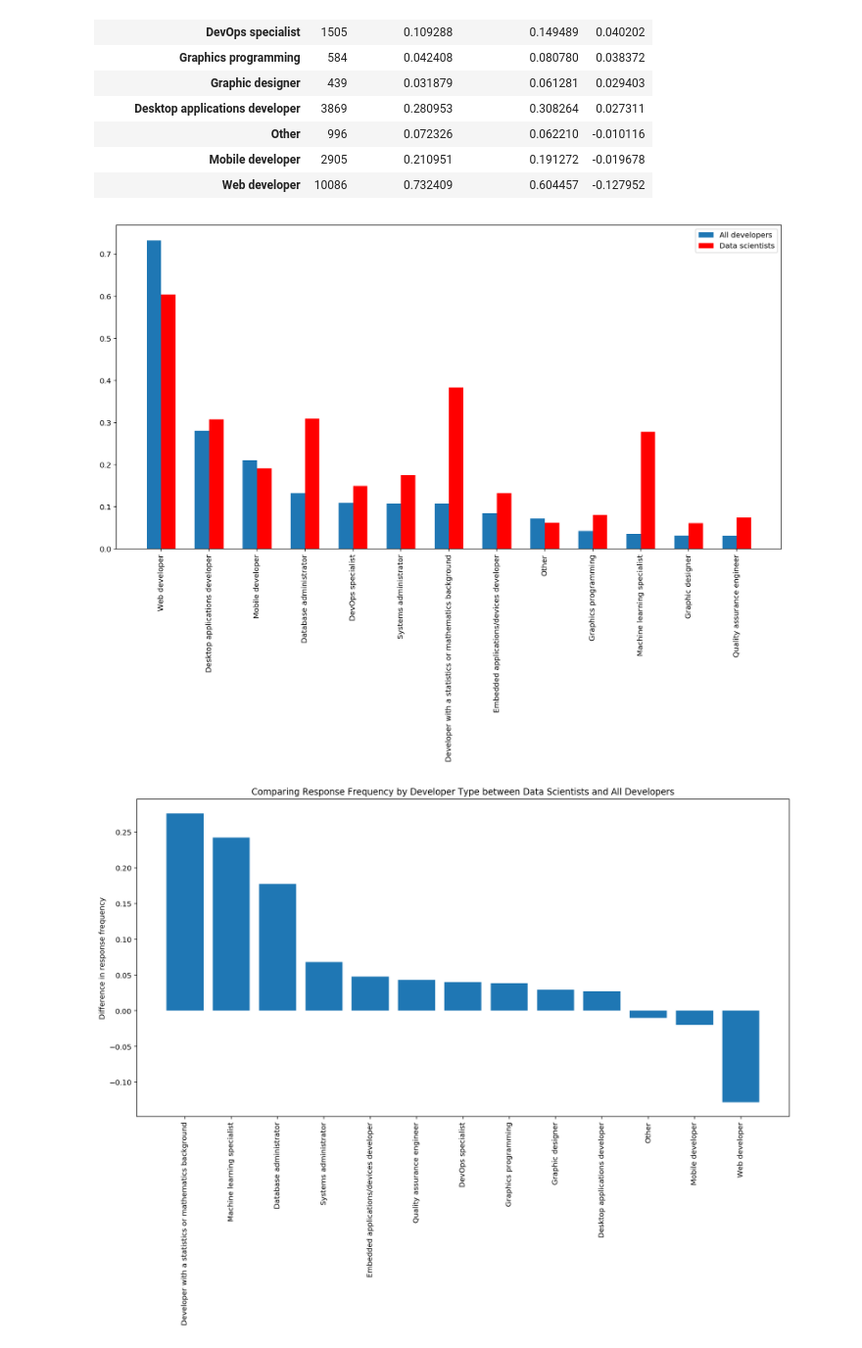
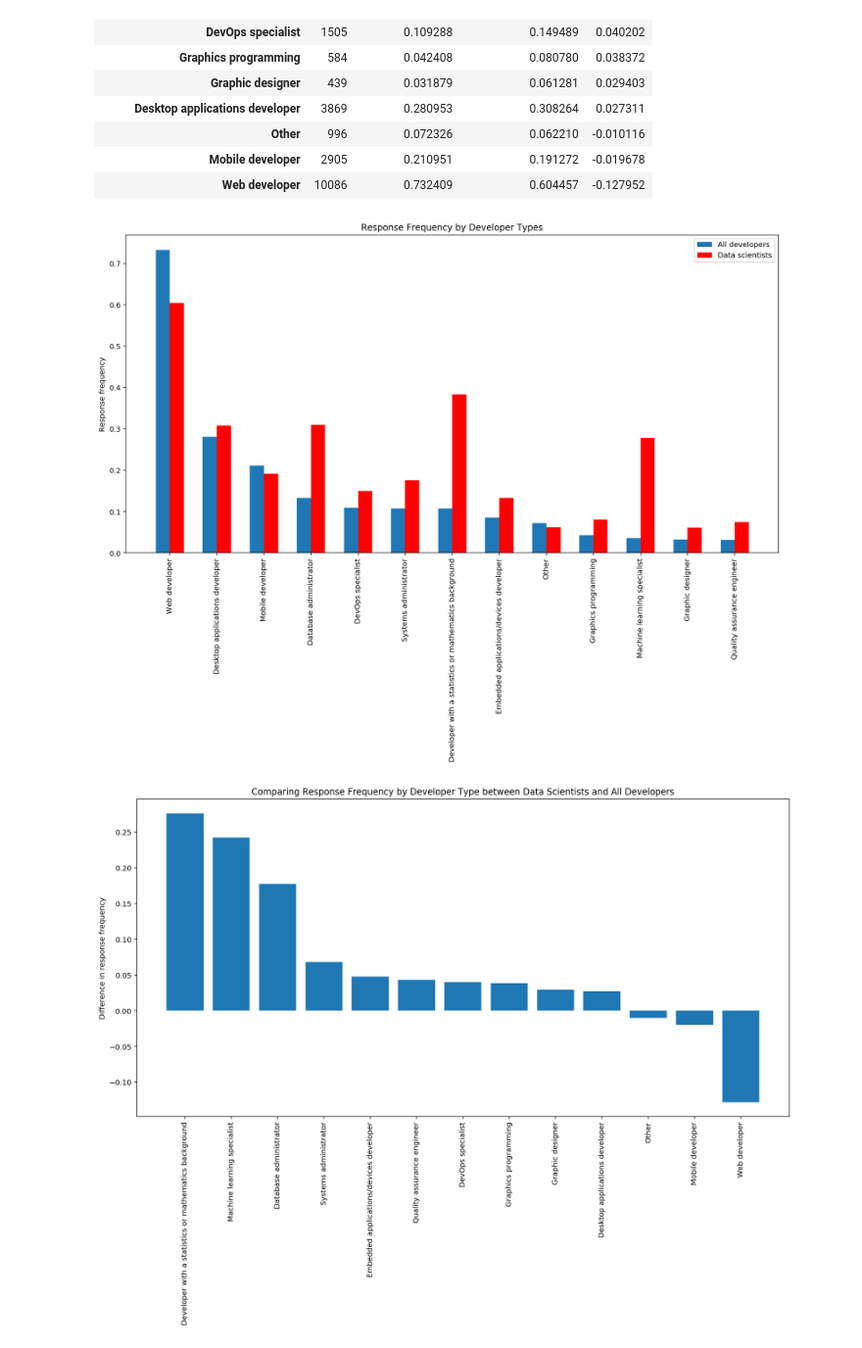
Before and after one commit to blowe615/stackoverflow_survey, a Jupyter notebook: Investigating How Data Scientists Answered the Stack Overflow Survey.ipynb, the cells around one changed output. Shown at 98% size. Drawn from its saved outputs; the diff is of its cells as text; code cells hidden in the pictures.

```diff
--- a/Investigating How Data Scientists Answered the Stack Overflow Survey.ipynb
+++ b/Investigating How Data Scientists Answered the Stack Overflow Survey.ipynb
@@ -389,16 +389,18 @@ merged_devtype_df_sorted
 # %%
 # Plot the developer type frequencies for all developers and for data scientists only
 fig, ax = plt.subplots(figsize=(16,8))
 ind = np.arange(len(merged_devtype_df.index))
 width = 0.3
 ax.bar(ind-width/2,merged_devtype_df['Respondent_Freq'], width=width)
 ax.bar(ind+width/2, merged_devtype_df['DS_Respondent_Freq'],width=width, color='red')
 ax.set_xticks(np.arange(len(merged_devtype_df.index)))
 ax.set_xticklabels(merged_devtype_df.index,rotation=90)
+ax.set_ylabel('Response frequency')
+ax.set_title('Response Frequency by Developer Types')
 ax.legend(['All developers','Data scientists'])
 plt.show()
 # %% [output]
-[figure, old version]
+[figure, new version]
 # %%
 # Plot the differences in frequency of each developer type for data scientists vs all developers
 fig = plt.figure(figsize=(16,8))
```
Also changed, not shown: parts of 31 cells of this notebook.
